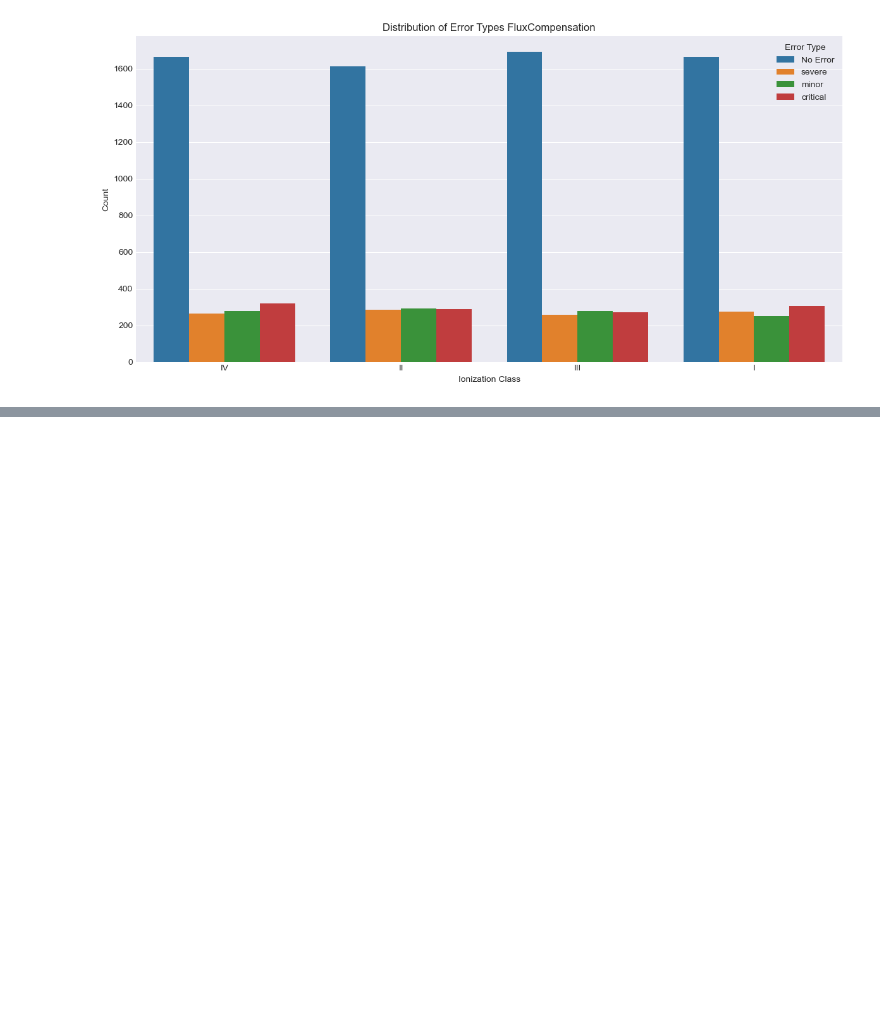
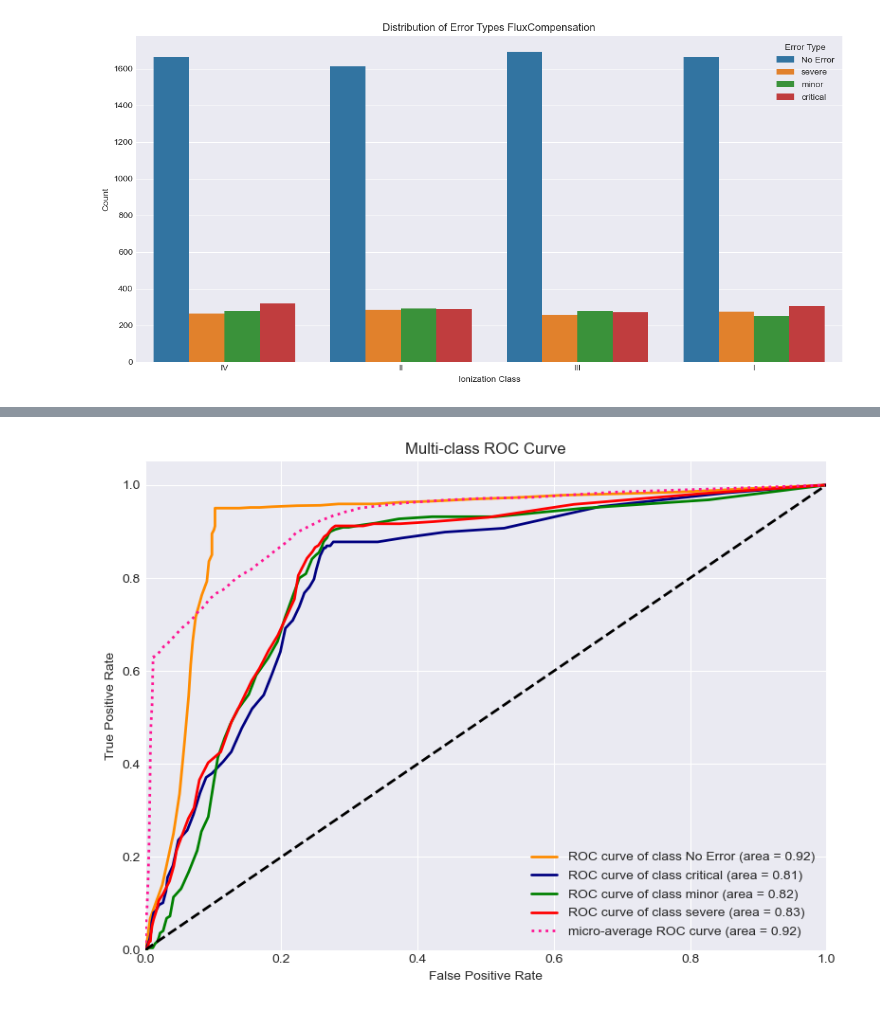
Before and after one commit to Parth-0804/ML_Presentation_Workspace, a Jupyter notebook: ML - SmartBuild Dataset/EDA_Machine_Production.ipynb, the cells around one changed output, grey strips where cells are left out. Cells and saved outputs as stored; diff of their text form; code cells hidden in the pictures; blank space fills up the shorter version.

```diff
--- a/ML - SmartBuild Dataset/EDA_Machine_Production.ipynb
+++ b/ML - SmartBuild Dataset/EDA_Machine_Production.ipynb
@@ -173,0 +278,44 @@ plt.show()
+# %%
+from sklearn.metrics import roc_curve, auc
+from sklearn.preprocessing import label_binarize
+import matplotlib.pyplot as plt
+import numpy as np
+
+# Binarize the output for ROC calculation (one-vs-rest)
+y_test_bin = label_binarize(y_test, classes=range(len(le_target.classes_)))
+y_score = rf.predict_proba(X_test)
+n_classes = y_test_bin.shape[1]
+
+# Compute ROC curve and ROC area for each class
+fpr = dict()
+tpr = dict()
+roc_auc = dict()
+for i in range(n_classes):
+    fpr[i], tpr[i], _ = roc_curve(y_test_bin[:, i], y_score[:, i])
+    roc_auc[i] = auc(fpr[i], tpr[i])
+
+# Compute micro-average ROC curve and ROC area
+fpr["micro"], tpr["micro"], _ = roc_curve(y_test_bin.ravel(), y_score.ravel())
+roc_auc["micro"] = auc(fpr["micro"], tpr["micro"])
+
+# Plot ROC curves
+plt.figure(figsize=(8, 6))
+colors = ['darkorange', 'navy', 'green', 'red', 'purple']
+for i, color in zip(range(n_classes), colors):
+    plt.plot(fpr[i], tpr[i], color=color, lw=2,
+             label=f'ROC curve of class {le_target.classes_[i]} (area = {roc_auc[i]:.2f})')
+
+plt.plot(fpr["micro"], tpr["micro"], color='deeppink', lw=2, linestyle=':',
+         label=f'micro-average ROC curve (area = {roc_auc["micro"]:.2f})')
+
+plt.plot([0, 1], [0, 1], 'k--', lw=2)
+plt.xlim([0.0, 1.0])
+plt.ylim([0.0, 1.05])
+plt.xlabel('False Positive Rate')
+plt.ylabel('True Positive Rate')
+plt.title('Multi-class ROC Curve')
+plt.legend(loc="lower right")
+plt.tight_layout()
+plt.show()
+# %% [output]
+[figure, added]
```
Also changed, not shown: parts of 9 cells of this notebook.
